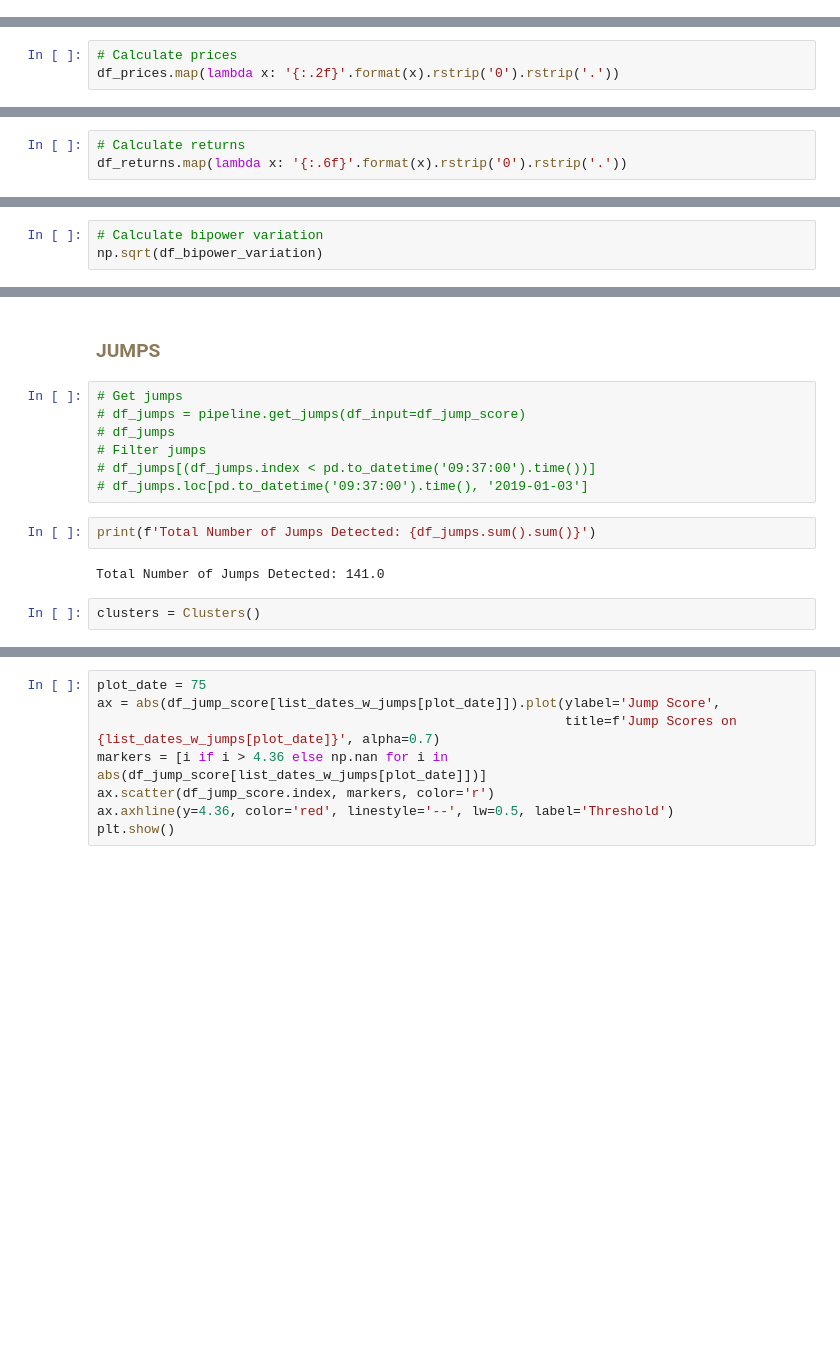
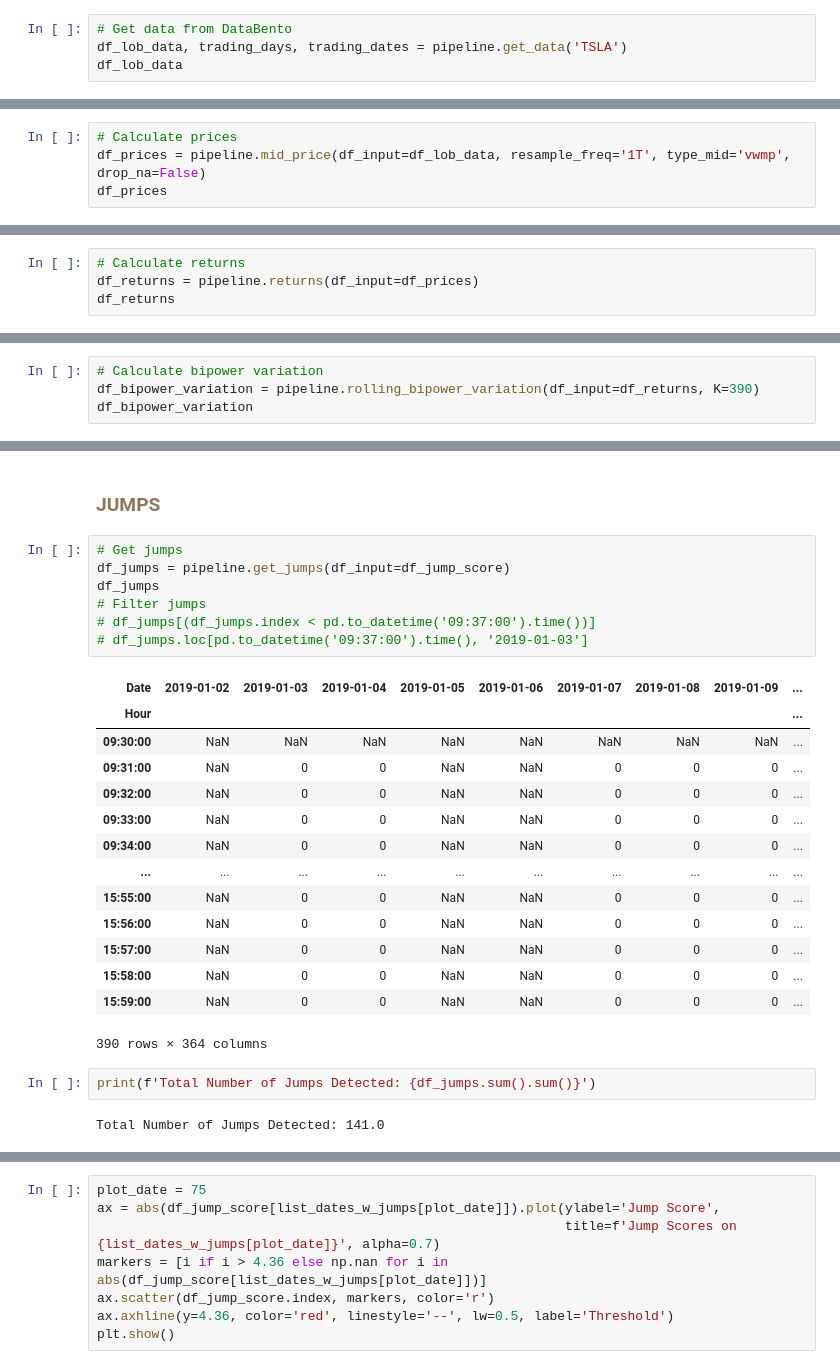
Before and after one commit to f-montenegro/ADIA-Exogenous-Information-in-HFT, a Jupyter notebook: L2_Execution/pipeline_example.ipynb, the cells around one changed output, grey strips where cells are left out. Cells and saved outputs as stored; diff of their text form; blank space fills up the shorter version.

```diff
--- a/L2_Execution/pipeline_example.ipynb
+++ b/L2_Execution/pipeline_example.ipynb
@@ -47,5 +35,10 @@ df_jumps = dataframes['jumps']
+# %%
+# Get data from DataBento
+df_lob_data, trading_days, trading_dates = pipeline.get_data('TSLA')
+df_lob_data
 # %% [markdown]
 <H3 style="color:#8B7959">PRICES</H3>
 # %%
 # Calculate prices
-df_prices.map(lambda x: '{:.2f}'.format(x).rstrip('0').rstrip('.'))
+df_prices = pipeline.mid_price(df_input=df_lob_data, resample_freq='1T', type_mid='vwmp', drop_na=False)
+df_prices
@@ -68,4 +46,5 @@ df_prices.map(lambda x: '{:.2f}'.format(x).rstrip('0').rstrip('.'))
 <H3 style="color:#8B7959">RETURNS</H3>
 # %%
 # Calculate returns
-df_returns.map(lambda x: '{:.6f}'.format(x).rstrip('0').rstrip('.'))
+df_returns = pipeline.returns(df_input=df_prices)
+df_returns
@@ -88,4 +52,5 @@ df_returns.map(lambda x: '{:.6f}'.format(x).rstrip('0').rstrip('.'))
 <H3 style="color:#8B7959">BIPOWER VARIATION</H3>
 # %%
 # Calculate bipower variation
-np.sqrt(df_bipower_variation)
+df_bipower_variation = pipeline.rolling_bipower_variation(df_input=df_returns, K=390)
+df_bipower_variation
@@ -189,16 +105,29 @@ plt.show()
 <H3 style="color:#8B7959">JUMPS</H3>
 # %%
 # Get jumps
-# df_jumps = pipeline.get_jumps(df_input=df_jump_score)
-# df_jumps
+df_jumps = pipeline.get_jumps(df_input=df_jump_score)
+df_jumps
 # Filter jumps
 # df_jumps[(df_jumps.index < pd.to_datetime('09:37:00').time())]
 # df_jumps.loc[pd.to_datetime('09:37:00').time(), '2019-01-03']
+# %% [output]
+| Date | 2019-01-02 | 2019-01-03 | 2019-01-04 | 2019-01-05 | 2019-01-06 | 2019-01-07 | 2019-01-08 | 2019-01-09 | ... |
+| Hour |  |  |  |  |  |  |  |  | ... |
+| 09:30:00 | NaN | NaN | NaN | NaN | NaN | NaN | NaN | NaN | ... |
+| 09:31:00 | NaN | 0 | 0 | NaN | NaN | 0 | 0 | 0 | ... |
+| 09:32:00 | NaN | 0 | 0 | NaN | NaN | 0 | 0 | 0 | ... |
+| 09:33:00 | NaN | 0 | 0 | NaN | NaN | 0 | 0 | 0 | ... |
+| 09:34:00 | NaN | 0 | 0 | NaN | NaN | 0 | 0 | 0 | ... |
+| ... | ... | ... | ... | ... | ... | ... | ... | ... | ... |
+| 15:55:00 | NaN | 0 | 0 | NaN | NaN | 0 | 0 | 0 | ... |
+| 15:56:00 | NaN | 0 | 0 | NaN | NaN | 0 | 0 | 0 | ... |
+| 15:57:00 | NaN | 0 | 0 | NaN | NaN | 0 | 0 | 0 | ... |
+| 15:58:00 | NaN | 0 | 0 | NaN | NaN | 0 | 0 | 0 | ... |
+| 15:59:00 | NaN | 0 | 0 | NaN | NaN | 0 | 0 | 0 | ... |
+390 rows × 364 columns
 # %%
 print(f'Total Number of Jumps Detected: {df_jumps.sum().sum()}')
 # %% [output]
 Total Number of Jumps Detected: 141.0
-# %%
-clusters = Clusters()
 # %%
 list_dates_w_jumps = clusters.get_dates_with_jumps(df_input=df_jumps)
```
Also changed, not shown: parts of 43 cells of this notebook, 2 other files.
